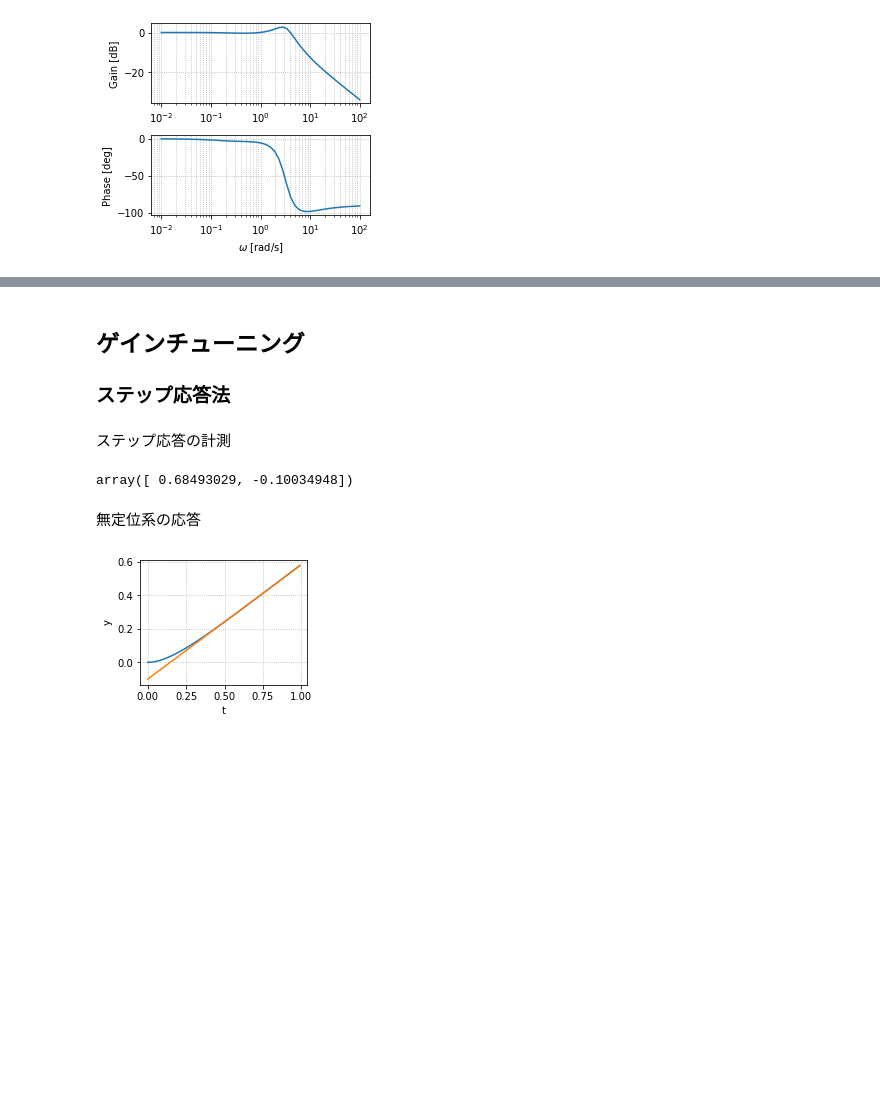
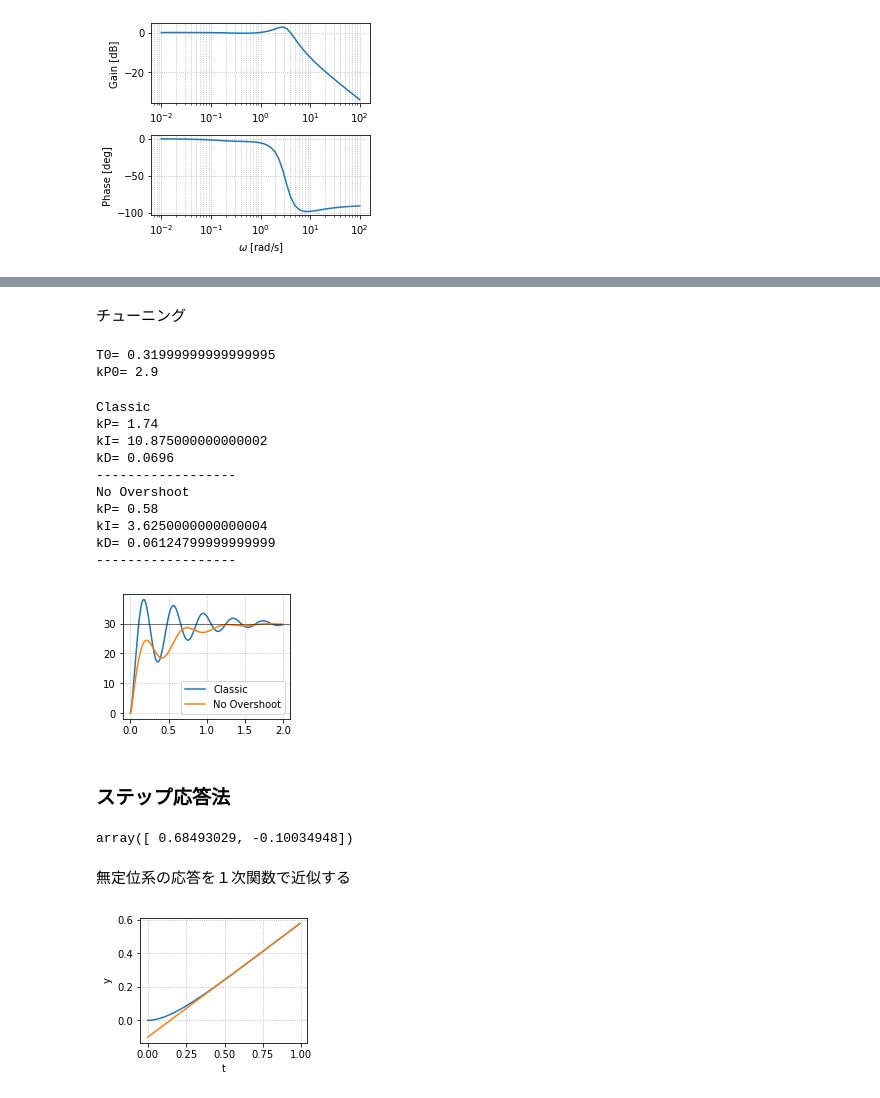
Before and after one commit to 373yuki/onlinelec2020, a Jupyter notebook: Part2.ipynb, the cells around one changed output, grey strips where cells are left out. Drawn from its saved outputs; the diff is of its cells as text; code cells hidden in the pictures; blank space fills up the shorter version.

```diff
--- a/Part2.ipynb
+++ b/Part2.ipynb
@@ -131,8 +184,62 @@ fig.tight_layout()
+# %% [markdown]
+チューニング
+# %%
+kp = [0, 0]
+ki = [0, 0]
+kd = [0, 0]
+Rule = ['', '']
+
+T0 = t[maxId[1]]-t[maxId[0]]
+print('T0=', T0)
+print('kP0=', kp0)
+
+# Classic ZN
+Rule[0] = 'Classic'
+kp[0] = 0.6 * kp0
+ki[0] = kp[0] / (0.5 * T0)
+kd[0] = kp[0] * (0.125 * T0)
+
+# No overshoot
+Rule[1] = 'No Overshoot'
+kp[1] = 0.2 * kp0
+ki[1] = kp[1] / (0.5 * T0)
+kd[1] = kp[1] * (0.33 * T0)
+# %% [output]
+T0= 0.31999999999999995
+kP0= 2.9
+# %%
+fig, ax = plt.subplots(figsize=(3, 2.3))
+
+for i in range(2):
+    C = tf([kd[i], kp[i], ki[i]], [1, 0])
+    Gyr = feedback(Pdelay*C, 1)
+    y, t = step(Gyr, np.arange(0, 2, 0.01))
+
+    ax.plot(t, y*ref, label=Rule[i])
+
+    print(Rule[i])
+    print('kP=', kp[i])
+    print('kI=', ki[i])
+    print('kD=', kd[i])
+    print('------------------')
+
+ax.axhline(ref, color="k", linewidth=0.5)
+ax.legend()
+ax.grid(ls=':')
+# %% [output]
+Classic
+kP= 1.74
+kI= 10.875000000000002
+kD= 0.0696
+------------------
+No Overshoot
+kP= 0.58
+kI= 3.6250000000000004
+kD= 0.06124799999999999
+------------------
+[figure, added]
 # %% [markdown]
-## ゲインチューニング
 ### ステップ応答法
-# %% [markdown]
-ステップ応答の計測
 # %%
 # 台車系のモデル
 a = 6.25
@@ -148,8 +255,8 @@ p = np.polyfit(tslice, yslice, 1)
 p
 # %% [output]
 array([ 0.68493029, -0.10034948])
-# %% [markdown]
-無定位系の応答
+# %% [markdown]
+無定位系の応答を１次関数で近似する
 # %%
 fig, ax = plt.subplots(figsize=(3, 2.3))
 y, t = step(P, np.arange(0, 1, 0.01) )
```
Also changed, not shown: parts of 41 cells of this notebook, 1 other file.
